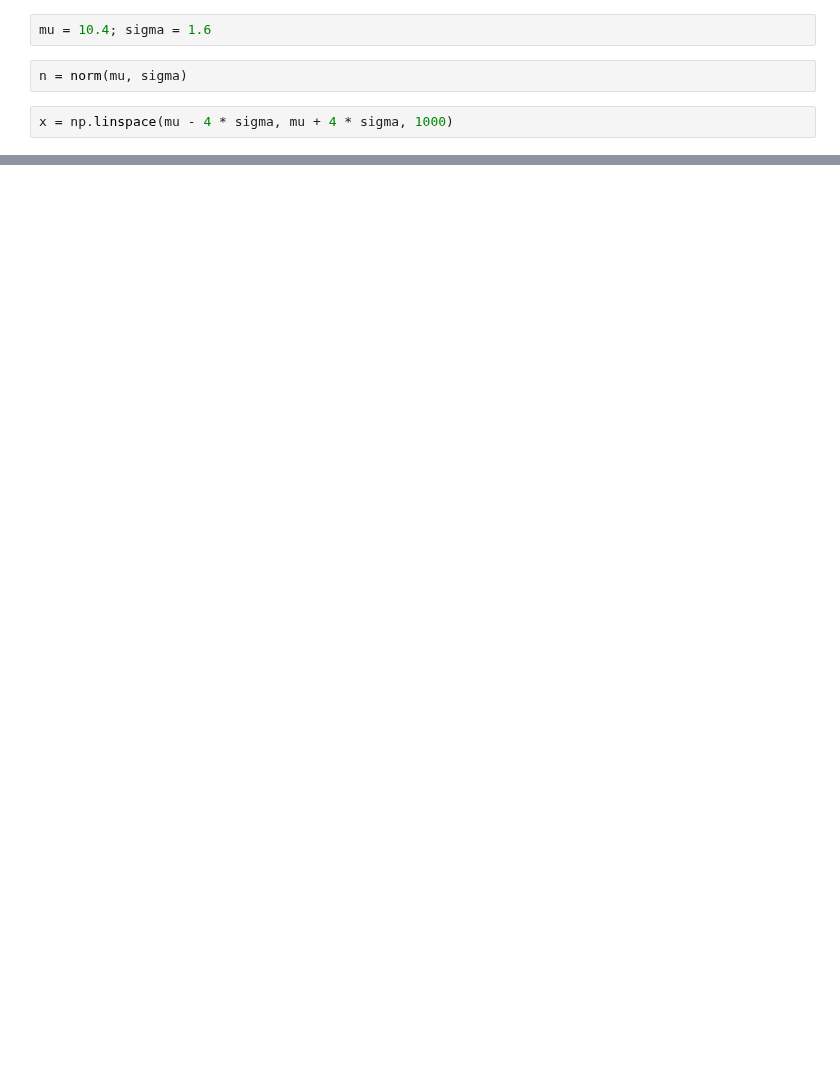
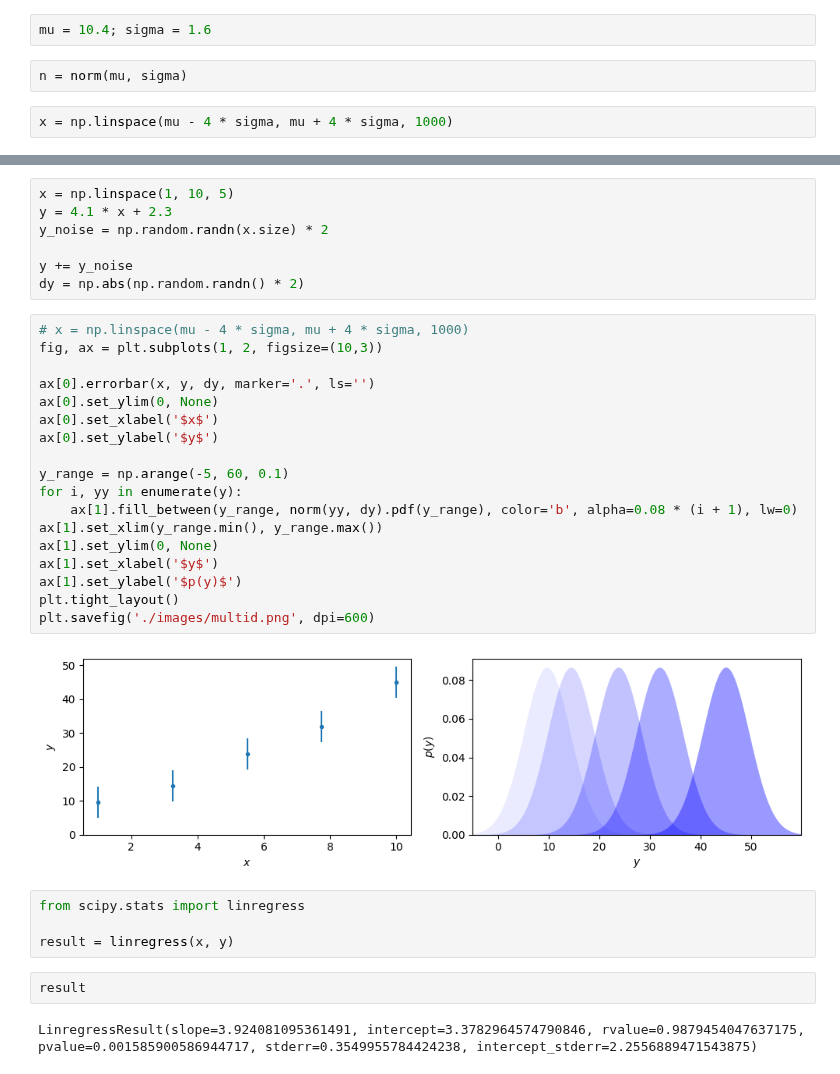
Before and after one commit to ess-dmsc-dram/dmsc-school, a Jupyter notebook: model/make_figures.ipynb, the cells around one changed output, grey strips where cells are left out. Cells and saved outputs as stored; diff of their text form; blank space fills up the shorter version.

```diff
--- a/model/make_figures.ipynb
+++ b/model/make_figures.ipynb
@@ -24,0 +38,35 @@ plt.savefig('./images/normal.png', dpi=600)
+# %%
+x = np.linspace(1, 10, 5)
+y = 4.1 * x + 2.3
+y_noise = np.random.randn(x.size) * 2
+
+y += y_noise
+dy = np.abs(np.random.randn() * 2)
+# %%
+# x = np.linspace(mu - 4 * sigma, mu + 4 * sigma, 1000)
+fig, ax = plt.subplots(1, 2, figsize=(10,3))
+
+ax[0].errorbar(x, y, dy, marker='.', ls='')
+ax[0].set_ylim(0, None)
+ax[0].set_xlabel('$x$')
+ax[0].set_ylabel('$y$')
+
+y_range = np.arange(-5, 60, 0.1)
+for i, yy in enumerate(y):
+    ax[1].fill_between(y_range, norm(yy, dy).pdf(y_range), color='b', alpha=0.08 * (i + 1), lw=0)
+ax[1].set_xlim(y_range.min(), y_range.max())
+ax[1].set_ylim(0, None)
+ax[1].set_xlabel('$y$')
+ax[1].set_ylabel('$p(y)$')
+plt.tight_layout()
+plt.savefig('./images/multid.png', dpi=600)
+# %% [output]
+[figure, added]
+# %%
+from scipy.stats import linregress
+
+result = linregress(x, y)
+# %%
+result
+# %% [output]
+LinregressResult(slope=3.924081095361491, intercept=3.3782964574790846, rvalue=0.9879454047637175, pvalue=0.001585900586944717, stderr=0.3549955784424238, intercept_stderr=2.2556889471543875)
```
Also changed, not shown: parts of 4 cells of this notebook, 6 other files.
